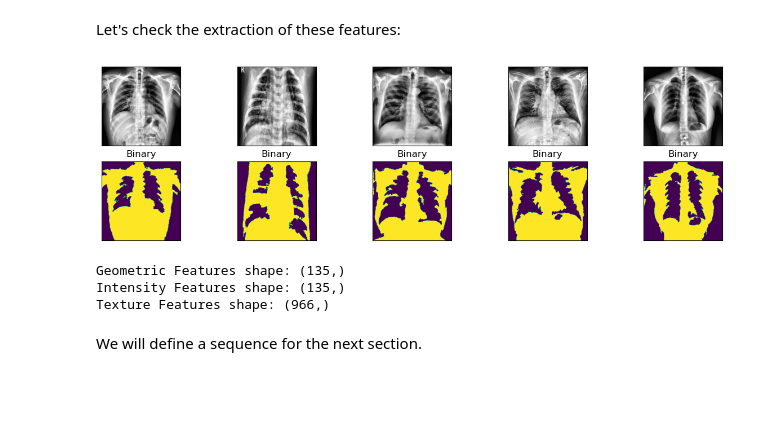
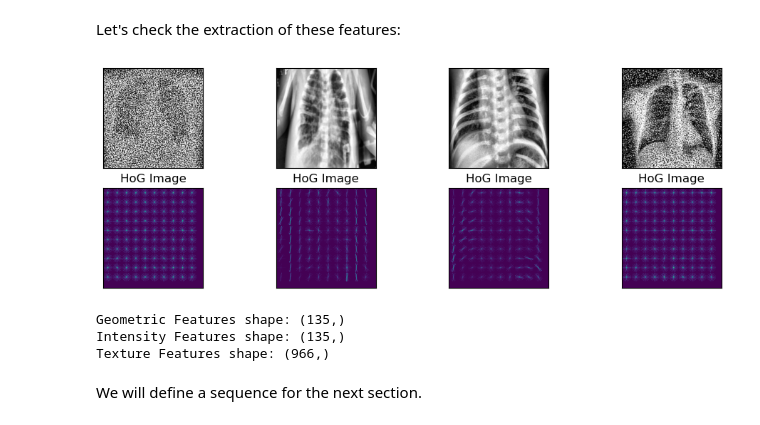
Before and after one commit to vvcastro/vision-chestXRay, a Jupyter notebook: 02_features_exploration.ipynb, the cells around one changed output. Drawn from its saved outputs; the diff is of its cells as text; code cells hidden in the pictures; blank space fills up the shorter version.

```diff
--- a/02_features_exploration.ipynb
+++ b/02_features_exploration.ipynb
@@ -23,7 +23,7 @@ from utils.preprocessing import DataProcessor
 training_data = pd.read_csv( TRAINING_SET_FILE )
 
 # define the preprocessing scheme
-settings = { 'image_size': (256, 256), 'noise': True, 'invert': True, 'sharpening': True }
+settings = { 'id': 'test', 'image_size': (256, 256), 'noise': True, 'invert': True, 'sharpening': True }
 data_processor = DataProcessor(data_dir=BASE_DATA_DIR, settings=settings)
 # %% [markdown]
 ## 1. Feature Extraction:
@@ -108,8 +108,8 @@ def extract_local_binary_patterns(image, num_points=24, radius=3):
 
 def extract_histogram_of_oriented_gradients(image, num_bins=9):
     """ It selects a cell size depending on the image_size and compute the HOG"""
-    ksize = 24 if image.shape[0] <= 256 else 32
-    hog_features = hog( image, orientations=num_bins, pixels_per_cell=(ksize, ksize), cells_per_block=(1, 1))
+    ksize = 16 + int( 8 * image.shape[0] // 256 )
+    hog_features = hog( image, orientations=num_bins, pixels_per_cell=(ksize, ksize), cells_per_block=(1, 1), visualize=True)
     return hog_features
 
 def extract_haralick_features(image, num_angles=8):
@@ -127,44 +127,44 @@ def extract_haralick_features(image, num_angles=8):
 # %% [markdown]
 Let's check the extraction of these features:
 # %%
-SAMPLE_SIZE = 5
+SAMPLE_SIZE = 4
 
 random_samples = np.random.choice( training_data['file'].values, size=SAMPLE_SIZE, replace=False,  )
 np.random.shuffle( random_samples )
 
-fig, ax = plt.subplots(2, 5, figsize=(15, 4))
+fig, ax = plt.subplots(2, SAMPLE_SIZE, figsize=(3 * SAMPLE_SIZE, 4))
 for num in range( SAMPLE_SIZE ):
     img = data_processor.read_image( random_samples[num] )
     img = data_processor.apply_preprocessing( img )
     ax[0, num].imshow(img, cmap='gray'), ax[0, num].set_xticks([]), ax[0, num].set_yticks([])
 
     binary_image = compute_binary_img( img )
 
     # extract features
     hu_moments = extract_hu_moments( img )
     fourier_features = extract_fourier_descriptors( binary_image, num_descriptors=64 )
     geometric_features = np.concatenate([ hu_moments, fourier_features ])
 
     gabor_features = extract_gabor_features( img, num_orientations=8, num_scales=4, num_lambdas=4)
     basic_features = extract_basic_intensity_statistics( img )
     intensity_features = np.concatenate([ gabor_features, basic_features])
 
     lbp_features = extract_local_binary_patterns( img )
-    hog_features = extract_histogram_of_oriented_gradients( img )
+    hog_features, hog_img = extract_histogram_of_oriented_gradients( img )
     haralick_features = extract_haralick_features( img )
     texture_features = np.concatenate([ lbp_features, hog_features, haralick_features])
 
     # concatenate all features
-    ax[1, num].imshow(binary_image), ax[1, num].set_xticks([]), ax[1, num].set_yticks([])
-    ax[1, num].set_title('Binary')
+    ax[1, num].imshow(hog_img), ax[1, num].set_xticks([]), ax[1, num].set_yticks([])
+    ax[1, num].set_title('HoG Image')
 
 # check the dimensions of the features
 plt.show()
 print("Geometric Features shape:", geometric_features.shape)
 print("Intensity Features shape:", intensity_features.shape)
 print("Texture Features shape:", texture_features.shape)
 # %% [output]
-[figure, old version]
+[figure, new version]
 Geometric Features shape: (135,)
 Intensity Features shape: (135,)
 Texture Features shape: (966,)
```
Also changed, not shown: parts of 2 cells of this notebook, 14 other files.
